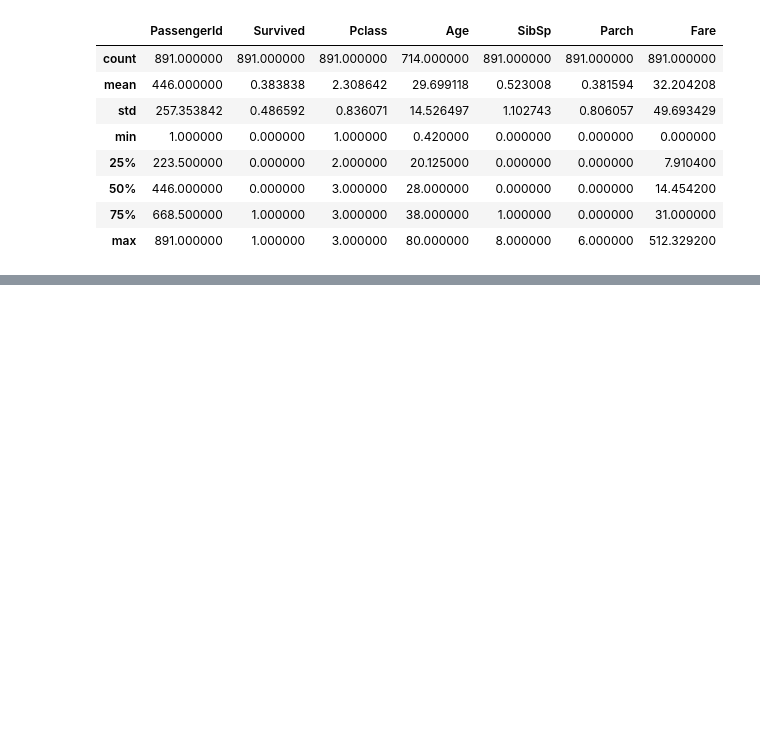
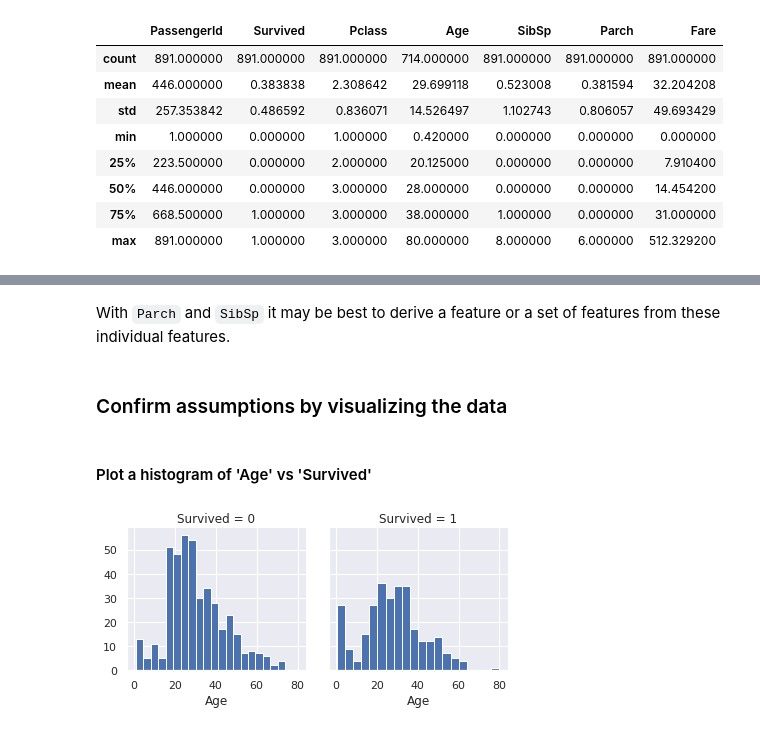
Before and after one commit to TheBoyMoe/DataScience-Repo, a Jupyter notebook: DS-ML-DL-PROJECTS/Kaggle-Titanic-Disater/titanic-data-sciences-solutions-tutorial/01-titanic-data-science-solutions.ipynb, the cells around one changed output, grey strips where cells are left out. Drawn from its saved outputs; the diff is of its cells as text; code cells hidden in the pictures; blank space fills up the shorter version.

Commit message:
ananlyse data, formulate assumptions and confirm those assumptions

```diff
--- a/DS-ML-DL-PROJECTS/Kaggle-Titanic-Disater/titanic-data-sciences-solutions-tutorial/01-titanic-data-science-solutions.ipynb
+++ b/DS-ML-DL-PROJECTS/Kaggle-Titanic-Disater/titanic-data-sciences-solutions-tutorial/01-titanic-data-science-solutions.ipynb
@@ -19,6 +19,7 @@ import random as rnd
 import seaborn as sns
 import matplotlib.pyplot as plt
 %matplotlib inline
+sns.set()
 
 # machine learning
 from sklearn.linear_model import LogisticRegression
@@ -72,0 +227,11 @@ df_train.describe()
+# %% [markdown]
+With `Parch` and `SibSp` it may be best to derive a feature or a set of features from these individual features.
+# %% [markdown]
+### Confirm assumptions by visualizing the data
+# %% [markdown]
+#### Plot a histogram of 'Age' vs 'Survived'
+# %%
+plot = sns.FacetGrid(df_train, col='Survived')
+plot.map(plt.hist, 'Age', bins=20);
+# %% [output]
+[figure, added]
```
Also changed, not shown: parts of 22 cells of this notebook.
